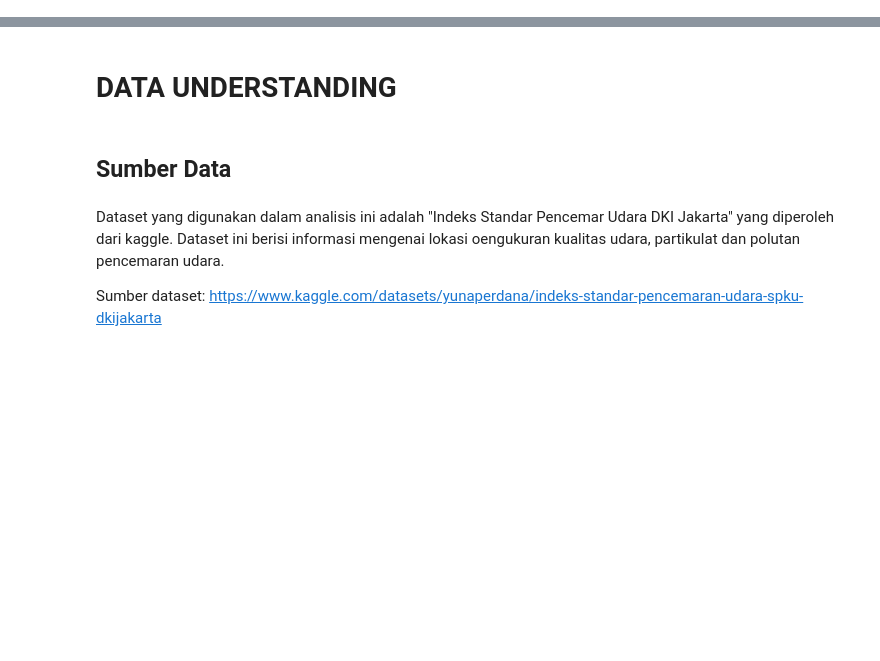
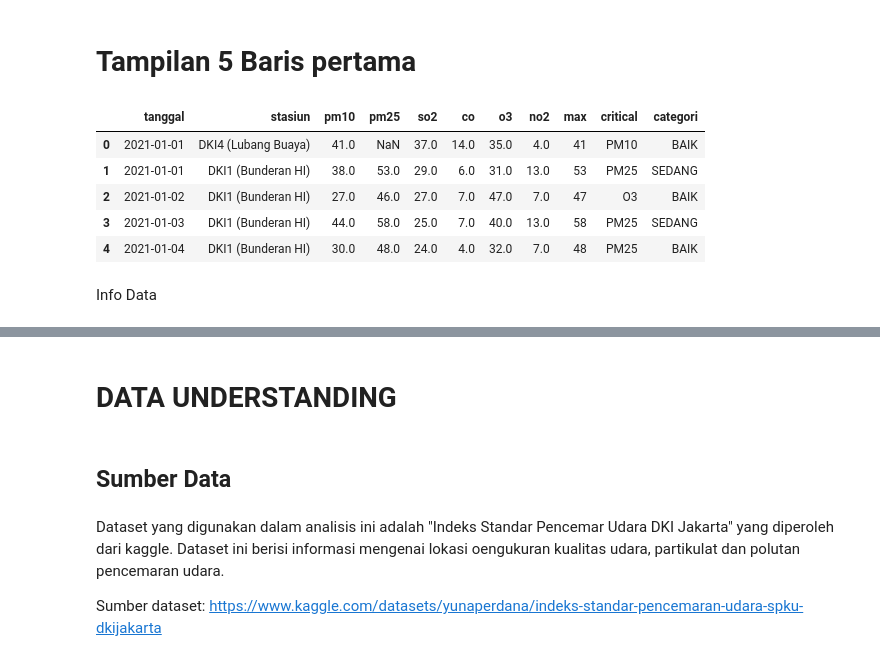
Before and after one commit to Dinaputri111/Dataset, a Jupyter notebook: Checkpoint2_2409116111.ipynb, the cells around one changed output, grey strips where cells are left out. Saved outputs shown, nothing was run; the diff lists cells and outputs as text; code cells hidden in the pictures; blank space fills up the shorter version.

```diff
--- a/Checkpoint2_2409116111.ipynb
+++ b/Checkpoint2_2409116111.ipynb
@@ -2,0 +44,13 @@
+# %% [markdown]
+# Tampilan 5 Baris pertama
+# %%
+df.head()
+# %% [output]
+|  | tanggal | stasiun | pm10 | pm25 | so2 | co | o3 | no2 | max | critical | categori |
+| 0 | 2021-01-01 | DKI4 (Lubang Buaya) | 41.0 | NaN | 37.0 | 14.0 | 35.0 | 4.0 | 41 | PM10 | BAIK |
+| 1 | 2021-01-01 | DKI1 (Bunderan HI) | 38.0 | 53.0 | 29.0 | 6.0 | 31.0 | 13.0 | 53 | PM25 | SEDANG |
+| 2 | 2021-01-02 | DKI1 (Bunderan HI) | 27.0 | 46.0 | 27.0 | 7.0 | 47.0 | 7.0 | 47 | O3 | BAIK |
+| 3 | 2021-01-03 | DKI1 (Bunderan HI) | 44.0 | 58.0 | 25.0 | 7.0 | 40.0 | 13.0 | 58 | PM25 | SEDANG |
+| 4 | 2021-01-04 | DKI1 (Bunderan HI) | 30.0 | 48.0 | 24.0 | 4.0 | 32.0 | 7.0 | 48 | PM25 | BAIK |
+# %% [markdown]
+Info Data
```
Also changed, not shown: parts of 23 cells of this notebook.
